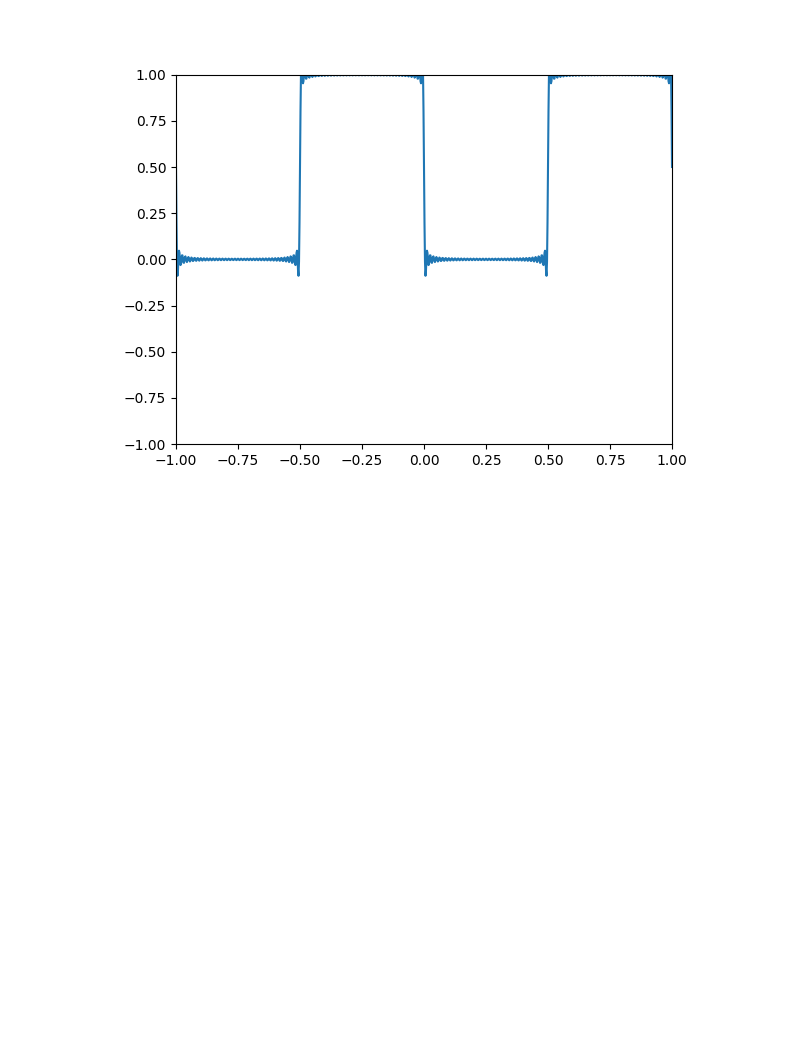
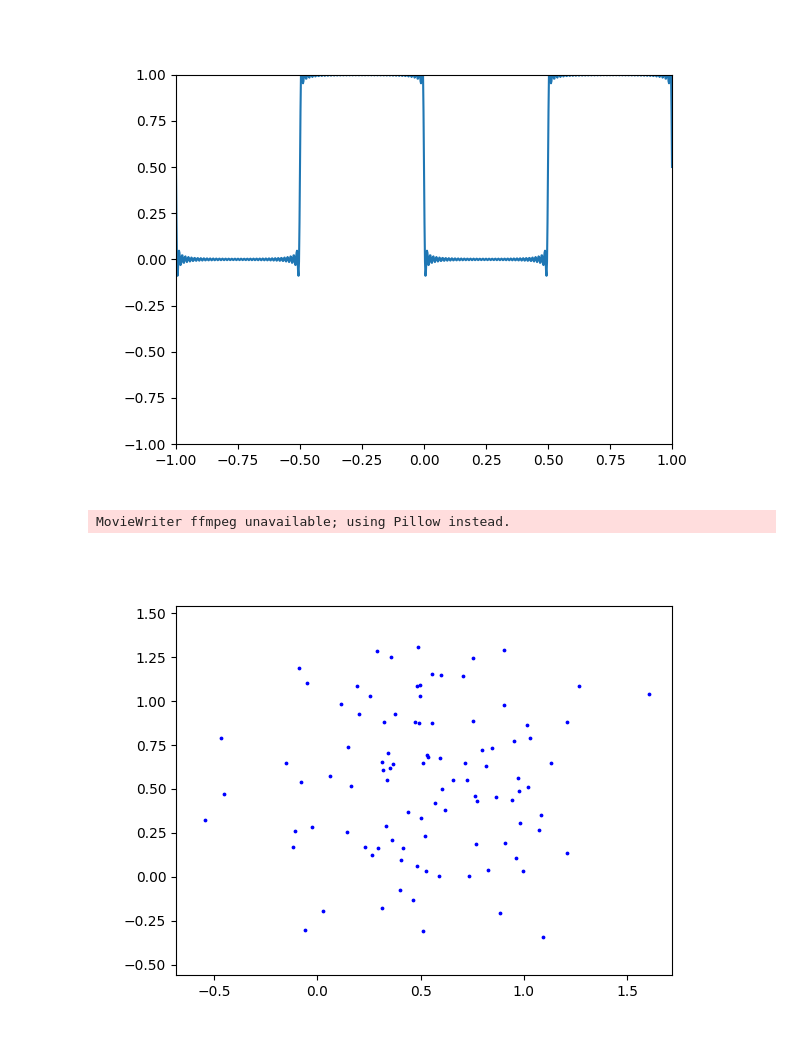
Before and after one commit to cfloyd-hmc/CF-NH-Phys64, a Jupyter notebook: animTest.ipynb, the cells around one changed output. Cells and saved outputs as stored; diff of their text form; code cells hidden in the pictures; blank space fills up the shorter version.

```diff
--- a/animTest.ipynb
+++ b/animTest.ipynb
@@ -25,3 +25,24 @@ ani.save("squarewave.gif", fps=10, dpi=100)
 # %% [output]
 MovieWriter ffmpeg unavailable; using Pillow instead.
 [figure]
+# %%
+import matplotlib.pyplot as plt
+from matplotlib import cm
+import numpy as np
+from celluloid import Camera
+
+#note: this method is likely not viable for super big simulations, like we have,
+#since camera has (i think) space complexity O(particles * frames)
+
+numpoints = 100
+points = np.random.random((2, numpoints))
+camera = Camera(plt.figure())
+for _ in range(100):
+    points += 0.1 * (np.random.random((2, numpoints)) - .5)
+    plt.scatter(*points, c="b", s=3)
+    camera.snap()
+anim = camera.animate(blit=True)
+anim.save('scatter.gif')
+# %% [output]
+MovieWriter ffmpeg unavailable; using Pillow instead.
+[figure, added]
```
Also changed, not shown: parts of 1 cell of this notebook, 2 other files.
